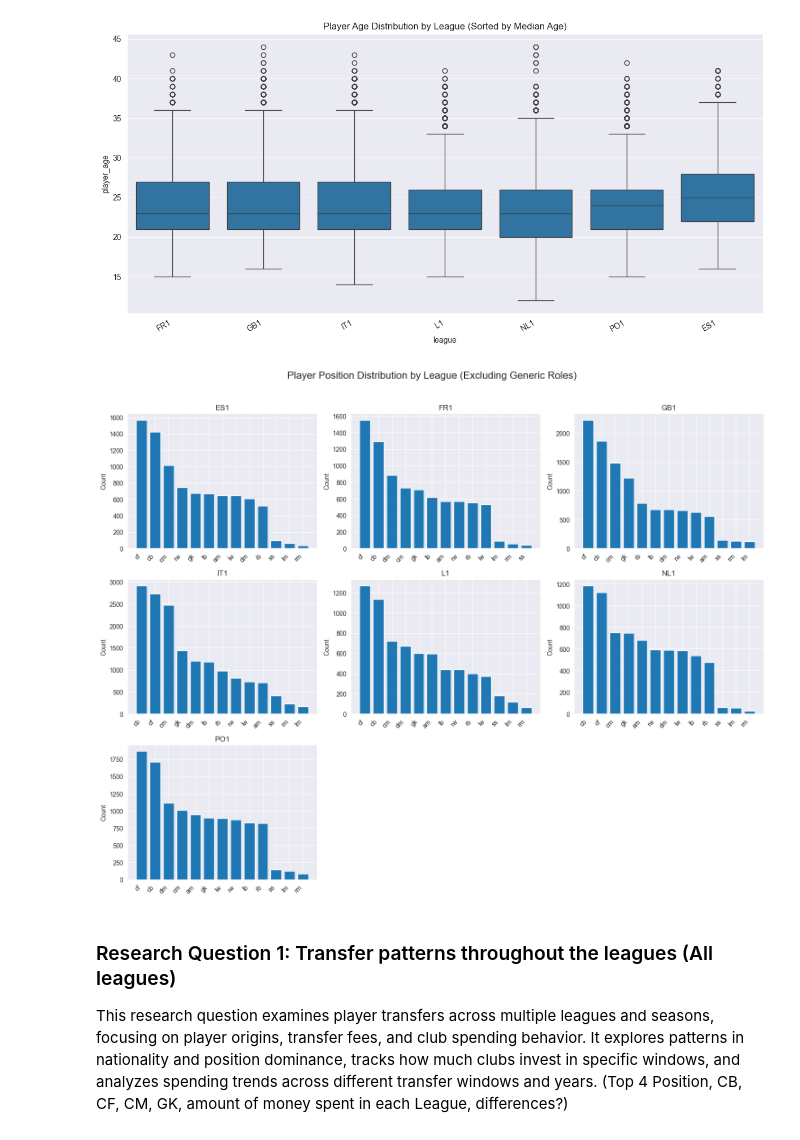
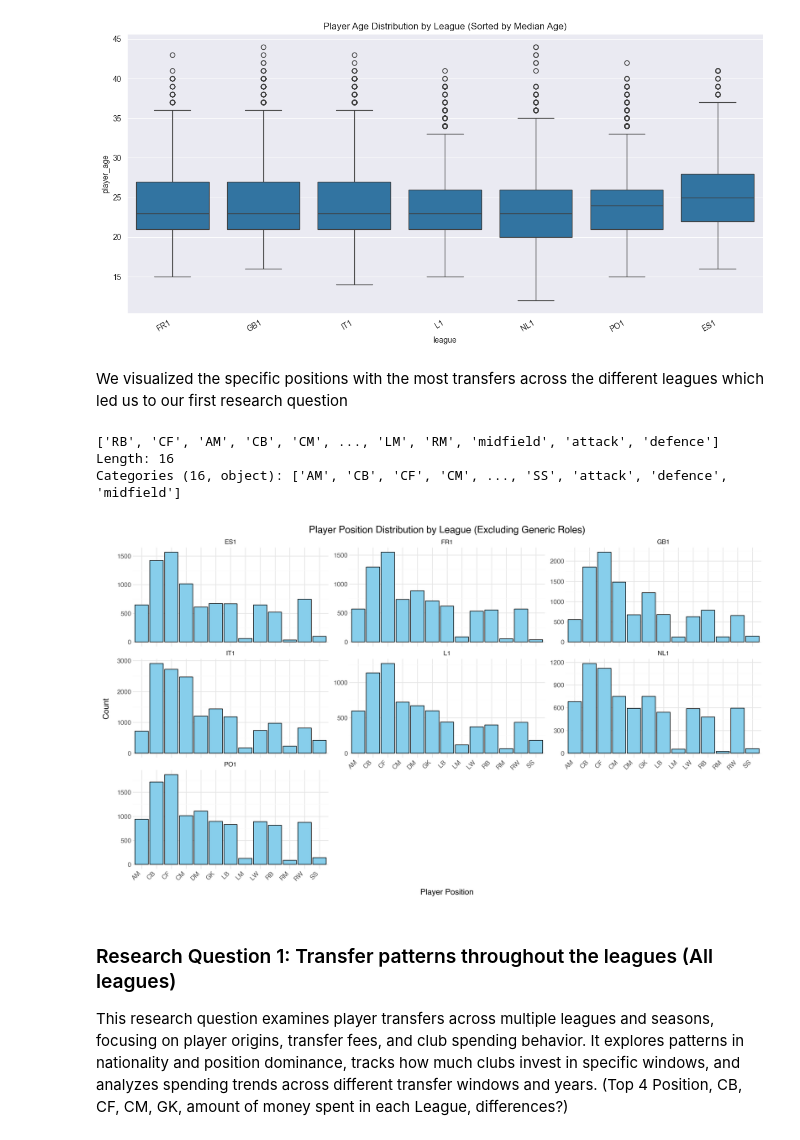
Before and after one commit to S-amuzu/CIP_G103, a Jupyter notebook: CIP.ipynb, the cells around one changed output. Saved outputs shown, nothing was run; the diff lists cells and outputs as text; code cells hidden in the pictures.

Commit message:
exploratory data analysis and research question 2

```diff
--- a/CIP.ipynb
+++ b/CIP.ipynb
@@ -266,7 +268,7 @@ print(player_pos)
 6    PO1          87
 # %%
 # Removing data with player position = midfield, attack and defence
-df_transfer = transfer_df[~ transfer_df["player_pos"].isin(["attack", "midfield", "defence"])]
-df_transfer["player_pos"].value_counts()
+transfer_df = transfer_df[~ transfer_df["player_pos"].isin(["attack", "midfield", "defence"])]
+transfer_df["player_pos"].value_counts()
 # %% [output]
 player_pos
@@ -289 +288,5 @@ midfield        0
 Name: count, dtype: int64
+# %%
+# Drop levels that no longer exist in the data
+transfer_df.loc[:, "player_pos"] = transfer_df["player_pos"].cat.remove_unused_categories()
+transfer_df["player_pos"].value_counts()
@@ -450,40 +469,44 @@ plt.tight_layout()
 plt.show()
 # %% [output]
 [figure]
-# %%
-transfer_df['player_pos'] = transfer_df['player_pos'].astype(str).str.strip().str.lower()
-df_pos = transfer_df.dropna(subset=['league', 'player_pos'])
-
-exclude_positions = ['defence', 'attack', 'midfield']
-df_pos = df_pos[~df_pos['player_pos'].isin(exclude_positions)]
-
-pos_counts = (
-    df_pos.groupby(['league', 'player_pos'])
-    .size()
-    .reset_index(name='count')
-)
-
-leagues = sorted(pos_counts['league'].unique())
-n_leagues = len(leagues)
-
-# Plot
-cols = 3
-rows = int(np.ceil(n_leagues / cols))
-plt.figure(figsize=(5 * cols, 4 * rows))
-
-for i, lg in enumerate(leagues, 1):
-    plt.subplot(rows, cols, i)
-    league_data = pos_counts[pos_counts['league'] == lg].sort_values('count', ascending=False)
-    plt.bar(league_data['player_pos'], league_data['count'])
-    plt.title(lg)
-    plt.xticks(rotation=45, ha='right')
-    plt.ylabel('Count')
-
-plt.suptitle('Player Position Distribution by League (Excluding Generic Roles)', fontsize=16)
-plt.tight_layout(rect=[0, 0, 1, 0.96])
-plt.show()
-# %% [output]
-[figure, removed]
+# %% [markdown]
+We visualized the specific positions with the most transfers across the different leagues which led us to our first research question
+# %%
+transfer_df["player_pos"].unique()
+# %% [output]
+['RB', 'CF', 'AM', 'CB', 'CM', ..., 'LM', 'RM', 'midfield', 'attack', 'defence']
+Length: 16
+Categories (16, object): ['AM', 'CB', 'CF', 'CM', ..., 'SS', 'attack', 'defence', 'midfield']
+# %%
+# Prepare data
+freq_pos = (
+    transfer_df.groupby(["league", "player_pos"], observed=True)
+    .size()
+    .reset_index(name="count")
+    .sort_values("count")
+)
+
+# Plot
+p = (
+    ggplot(freq_pos, aes(x="player_pos", y="count")) +
+    geom_bar(stat="identity", fill="#87CEEB", color="black") +
+    facet_wrap("~league", scales="free_y", ncol=3) +
+    theme_minimal(base_size=12) +
+    theme(
+        axis_text_x=element_text(rotation=45, ha='right'),
+        figure_size=(14, 8),
+        subplots_adjust={'wspace': 0.3, 'hspace': 0.4}
+    ) +
+    labs(
+        title="Player Position Distribution by League (Excluding Generic Roles)",
+        x="Player Position",
+        y="Count"
+    )
+)
+
+p
+# %% [output]
+[figure, added]
 # %% [markdown]
 ### Research Question 1: Transfer patterns throughout the leagues (All leagues)
 This research question examines player transfers across multiple leagues and seasons, focusing on player origins, transfer fees, and club spending behavior. It explores patterns in nationality and position dominance, tracks how much clubs invest in specific windows, and analyzes spending trends across different transfer windows and years. (Top 4 Position, CB, CF, CM, GK, amount of money spent in each League, differences?)
```
Also changed, not shown: parts of 5 cells of this notebook.
